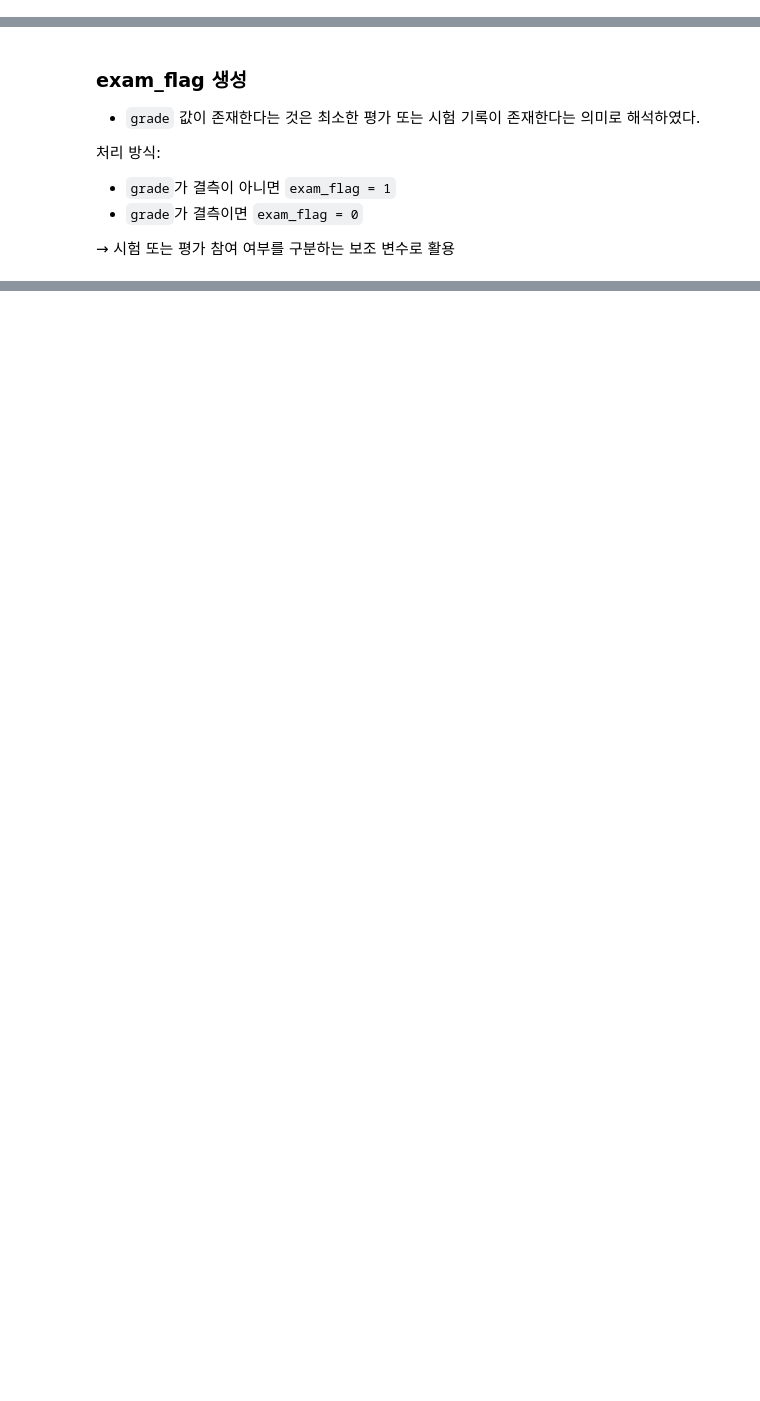
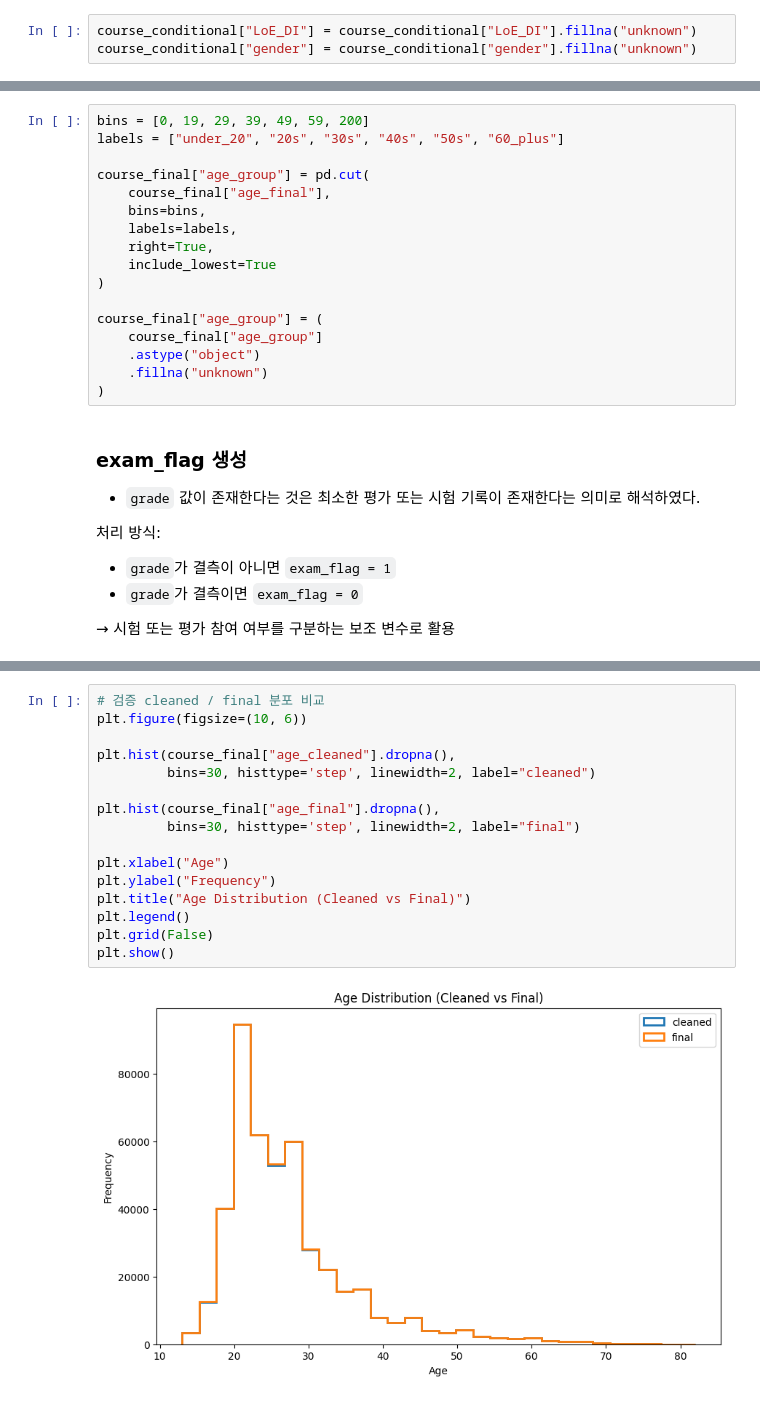
Before and after one commit to Ojirokim/data-analysis-practical-project, a Jupyter notebook: 김규열/교육_전처리.ipynb, the cells around one changed output, grey strips where cells are left out. Cells and saved outputs as stored; diff of their text form; blank space fills up the shorter version.

```diff
--- a/김규열/교육_전처리.ipynb
+++ b/김규열/교육_전처리.ipynb
@@ -724,3 +733,6 @@ dtype: int64
+# %%
+course_conditional["LoE_DI"] = course_conditional["LoE_DI"].fillna("unknown")
+course_conditional["gender"] = course_conditional["gender"].fillna("unknown")
 # %% [markdown]
 ### age 생성
 
@@ -781,3 +868,20 @@ course_final["age_group"] = pd.cut(
+# %%
+bins = [0, 19, 29, 39, 49, 59, 200]
+labels = ["under_20", "20s", "30s", "40s", "50s", "60_plus"]
+
+course_final["age_group"] = pd.cut(
+    course_final["age_final"],
+    bins=bins,
+    labels=labels,
+    right=True,
+    include_lowest=True
+)
+
+course_final["age_group"] = (
+    course_final["age_group"]
+    .astype("object")
+    .fillna("unknown")
+)
 # %% [markdown]
 ### exam_flag 생성
 
@@ -840,0 +977,18 @@ course_final.to_csv('course_final.csv', index=False)
+# %%
+# 검증 cleaned / final 분포 비교
+plt.figure(figsize=(10, 6))
+
+plt.hist(course_final["age_cleaned"].dropna(),
+         bins=30, histtype='step', linewidth=2, label="cleaned")
+
+plt.hist(course_final["age_final"].dropna(),
+         bins=30, histtype='step', linewidth=2, label="final")
+
+plt.xlabel("Age")
+plt.ylabel("Frequency")
+plt.title("Age Distribution (Cleaned vs Final)")
+plt.legend()
+plt.grid(False)
+plt.show()
+# %% [output]
+[figure, added]
```
Also changed, not shown: parts of 22 cells of this notebook.
